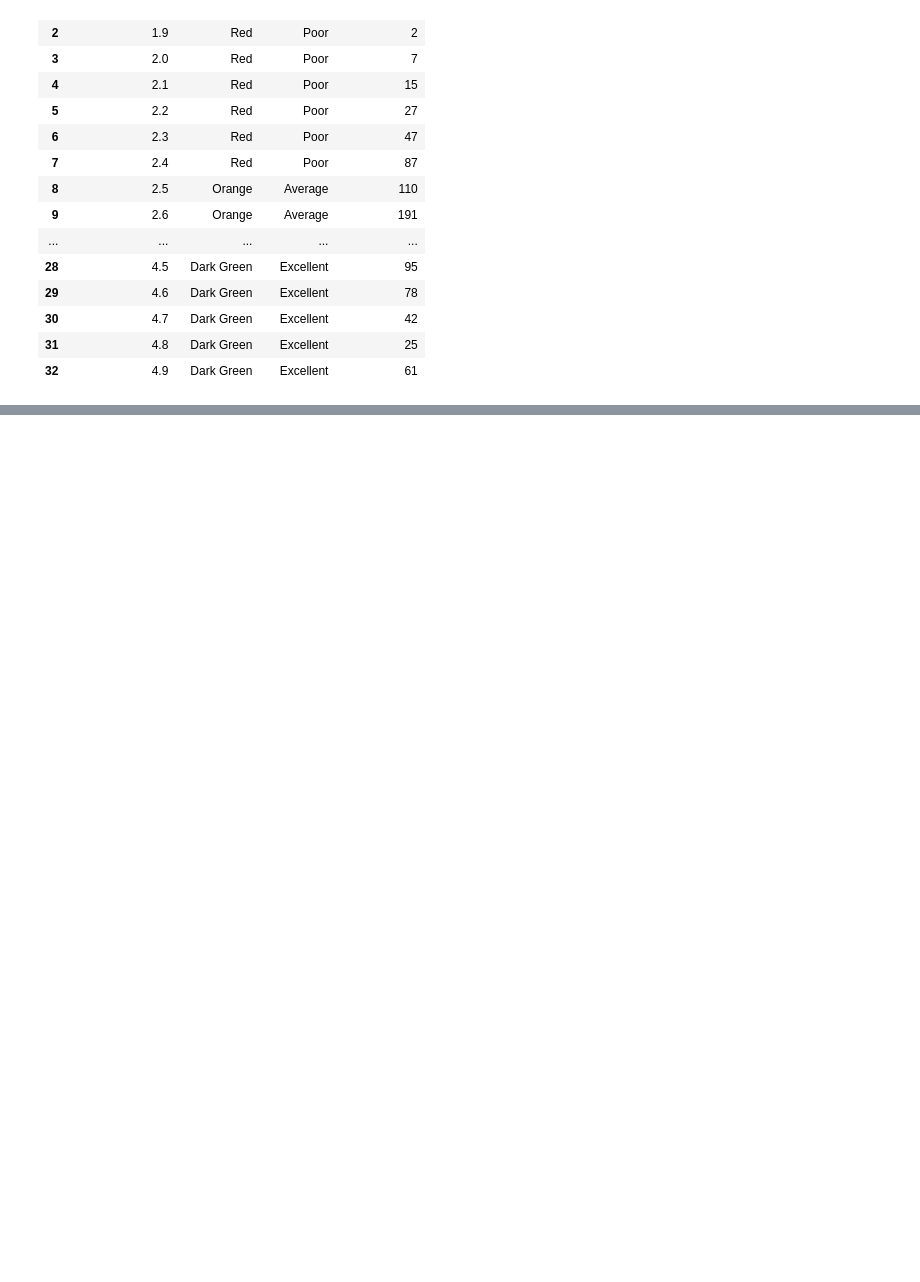
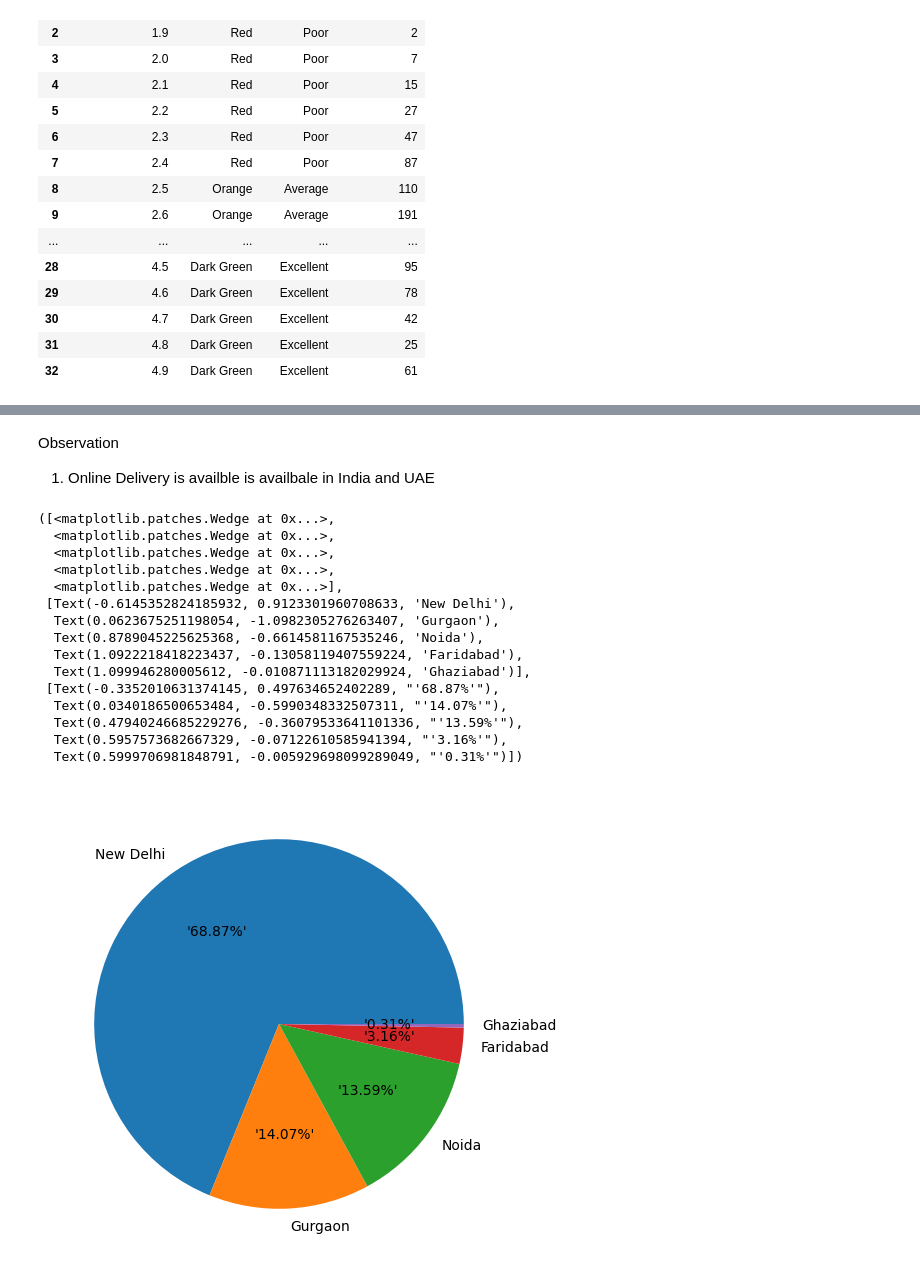
Before and after one commit to candobettercode/eda_n_feature_engineering, a Jupyter notebook: Zomato EDA.ipynb, the cells around one changed output, grey strips where cells are left out. Saved outputs shown, nothing was run; the diff lists cells and outputs as text; code cells hidden in the pictures; blank space fills up the shorter version.

```diff
--- a/Zomato EDA.ipynb
+++ b/Zomato EDA.ipynb
@@ -230,0 +361,26 @@ rating = final_df.groupby(['Aggregate rating','Rating color','Rating text']).siz
+# %% [markdown]
+Observation
+1. Online Delivery is availble is availbale in India and UAE
+# %%
+city_labels = final_df.City.value_counts().index
+# %%
+city_values = final_df.City.value_counts().values
+# %%
+plt.pie(city_values[:5],labels=city_labels[:5],autopct="'%1.2f%%'")
+# %% [output]
+([<matplotlib.patches.Wedge at 0x...>,
+  <matplotlib.patches.Wedge at 0x...>,
+  <matplotlib.patches.Wedge at 0x...>,
+  <matplotlib.patches.Wedge at 0x...>,
+  <matplotlib.patches.Wedge at 0x...>],
+ [Text(-0.6145352824185932, 0.9123301960708633, 'New Delhi'),
+  Text(0.0623675251198054, -1.0982305276263407, 'Gurgaon'),
+  Text(0.8789045225625368, -0.6614581167535246, 'Noida'),
+  Text(1.0922218418223437, -0.13058119407559224, 'Faridabad'),
+  Text(1.099946280005612, -0.010871113182029924, 'Ghaziabad')],
+ [Text(-0.3352010631374145, 0.497634652402289, "'68.87%'"),
+  Text(0.0340186500653484, -0.5990348332507311, "'14.07%'"),
+  Text(0.47940246685229276, -0.36079533641101336, "'13.59%'"),
+  Text(0.5957573682667329, -0.07122610585941394, "'3.16%'"),
+  Text(0.5999706981848791, -0.005929698099289049, "'0.31%'")])
+[figure, added]
```
Also changed, not shown: parts of 15 cells of this notebook.
